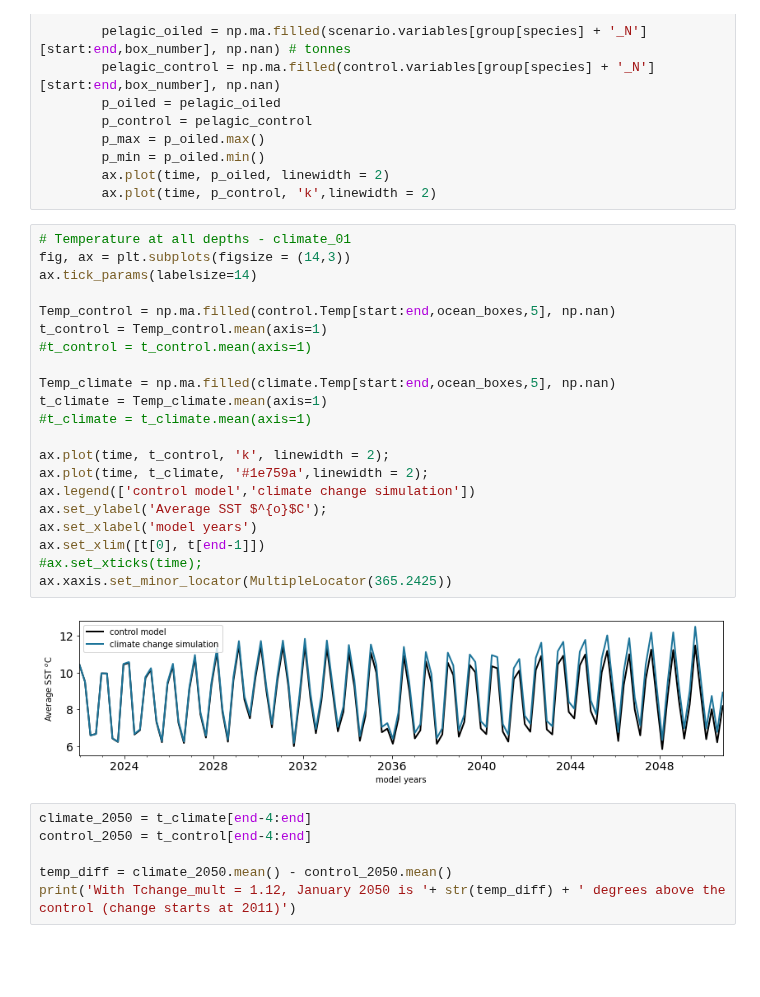
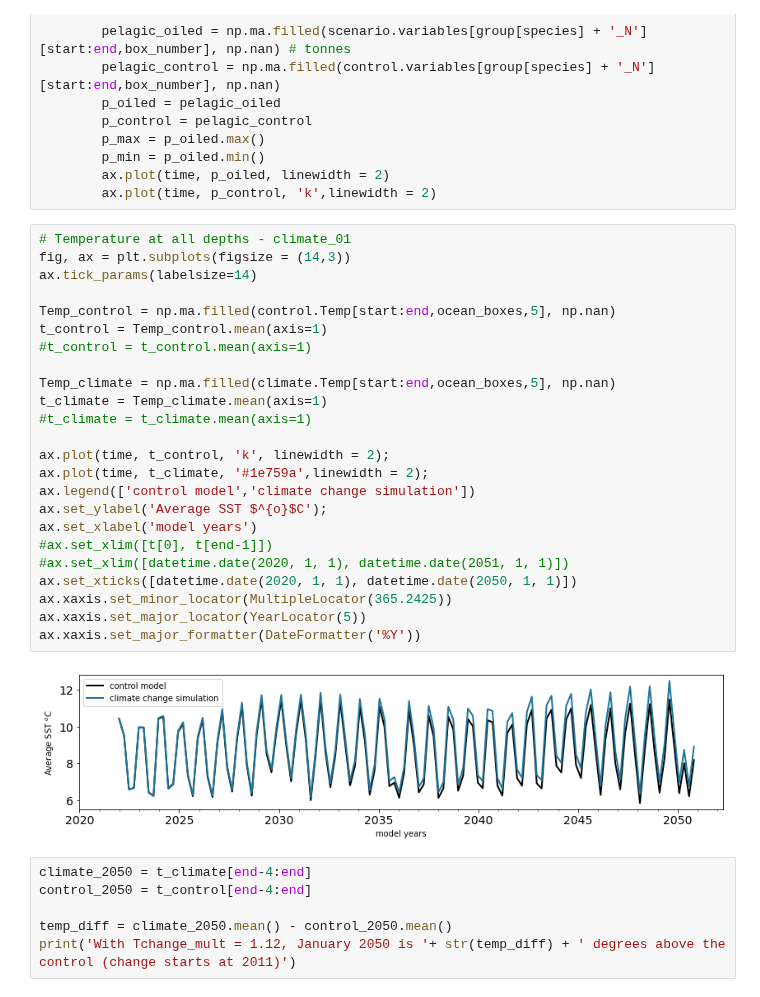
Before and after one commit to SS-Atlantis/analysis-raisha, a Jupyter notebook: notebooks/SSAM-living-labs.ipynb, the cells around one changed output. Drawn from its saved outputs; the diff is of its cells as text; blank space fills up the shorter version.

```diff
--- a/notebooks/SSAM-living-labs.ipynb
+++ b/notebooks/SSAM-living-labs.ipynb
@@ -142,26 +156,29 @@ def plot_benthic_biomass_box(group, scenario, box_number):
 # %%
 # Temperature at all depths - climate_01
 fig, ax = plt.subplots(figsize = (14,3))
 ax.tick_params(labelsize=14)
 
 Temp_control = np.ma.filled(control.Temp[start:end,ocean_boxes,5], np.nan)
 t_control = Temp_control.mean(axis=1)
 #t_control = t_control.mean(axis=1)
 
 Temp_climate = np.ma.filled(climate.Temp[start:end,ocean_boxes,5], np.nan)
 t_climate = Temp_climate.mean(axis=1)
 #t_climate = t_climate.mean(axis=1)
 
 ax.plot(time, t_control, 'k', linewidth = 2);
 ax.plot(time, t_climate, '#1e759a',linewidth = 2);
 ax.legend(['control model','climate change simulation'])
 ax.set_ylabel('Average SST $^{o}$C');
 ax.set_xlabel('model years')
-ax.set_xlim([t[0], t[end-1]])
-#ax.set_xticks(time);
+#ax.set_xlim([t[0], t[end-1]])
+#ax.set_xlim([datetime.date(2020, 1, 1), datetime.date(2051, 1, 1)])
+ax.set_xticks([datetime.date(2020, 1, 1), datetime.date(2050, 1, 1)])
 ax.xaxis.set_minor_locator(MultipleLocator(365.2425))
+ax.xaxis.set_major_locator(YearLocator(5))
+ax.xaxis.set_major_formatter(DateFormatter('%Y'))
 # %% [output]
-[figure, old version]
+[figure, new version]
 # %%
 climate_2050 = t_climate[end-4:end]
 control_2050 = t_control[end-4:end]
```
Also changed, not shown: parts of 15 cells of this notebook.
